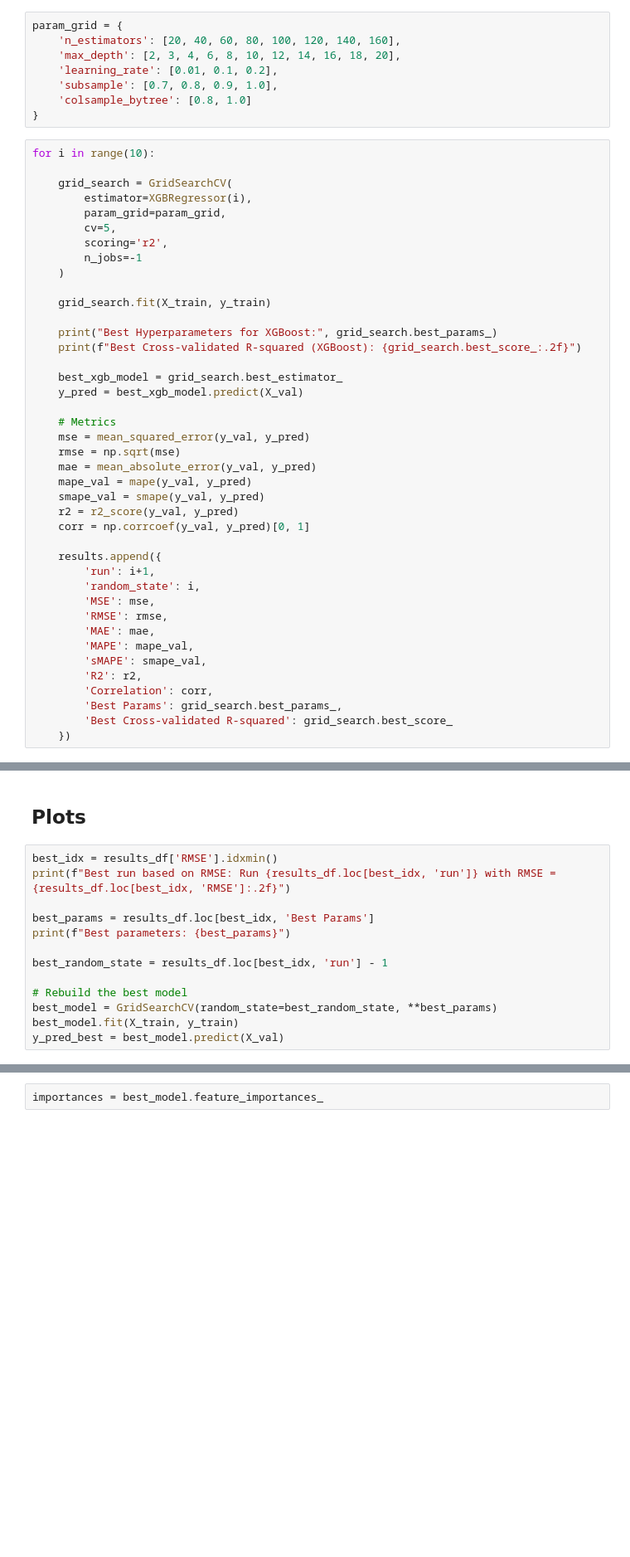
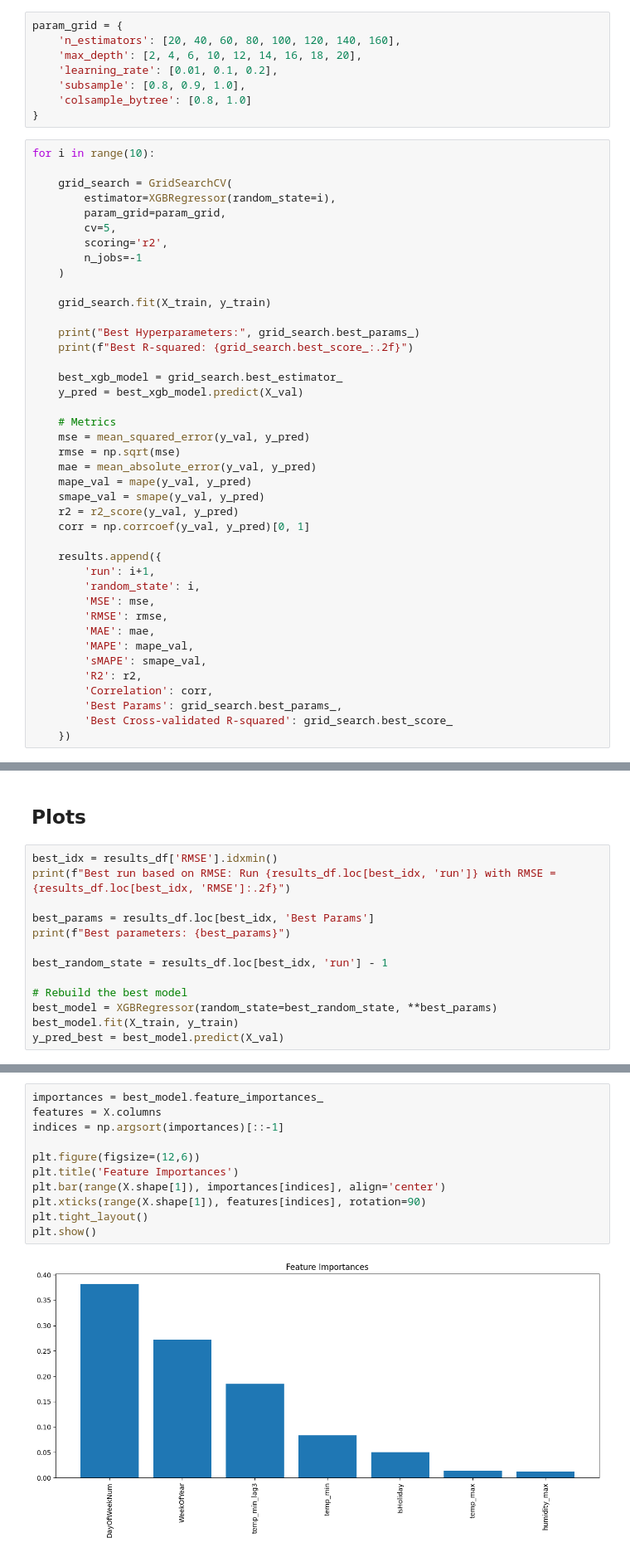
Before and after one commit to Oak10/hospital-adm-pw-rel, a Jupyter notebook: minas_gerais/belo_horizonte/station_amazonas/3_train_lag_xgboost.ipynb, the cells around one changed output, grey strips where cells are left out. Shown at 83% size. Saved outputs shown, nothing was run; the diff lists cells and outputs as text; blank space fills up the shorter version.

Commit message:
xgboost - wip

```diff
--- a/minas_gerais/belo_horizonte/station_amazonas/3_train_lag_xgboost.ipynb
+++ b/minas_gerais/belo_horizonte/station_amazonas/3_train_lag_xgboost.ipynb
@@ -196,16 +196,16 @@ results = []
 # %%
 param_grid = {
     'n_estimators': [20, 40, 60, 80, 100, 120, 140, 160],
-    'max_depth': [2, 3, 4, 6, 8, 10, 12, 14, 16, 18, 20],
+    'max_depth': [2, 4, 6, 10, 12, 14, 16, 18, 20],
     'learning_rate': [0.01, 0.1, 0.2],
-    'subsample': [0.7, 0.8, 0.9, 1.0],
+    'subsample': [0.8, 0.9, 1.0],
     'colsample_bytree': [0.8, 1.0]
 }
 # %%
 for i in range(10):
 
     grid_search = GridSearchCV(
-        estimator=XGBRegressor(i),
+        estimator=XGBRegressor(random_state=i),
         param_grid=param_grid,
         cv=5,
         scoring='r2',
@@ -214,8 +214,8 @@ for i in range(10):
 
     grid_search.fit(X_train, y_train)
 
-    print("Best Hyperparameters for XGBoost:", grid_search.best_params_)
-    print(f"Best Cross-validated R-squared (XGBoost): {grid_search.best_score_:.2f}")
+    print("Best Hyperparameters:", grid_search.best_params_)
+    print(f"Best R-squared: {grid_search.best_score_:.2f}")
 
     best_xgb_model = grid_search.best_estimator_
     y_pred = best_xgb_model.predict(X_val)
@@ -261,6 +314,6 @@ print(f"Best parameters: {best_params}")
 best_random_state = results_df.loc[best_idx, 'run'] - 1
 
 # Rebuild the best model
-best_model = GridSearchCV(random_state=best_random_state, **best_params)
+best_model = XGBRegressor(random_state=best_random_state, **best_params)
 best_model.fit(X_train, y_train)
 y_pred_best = best_model.predict(X_val)
@@ -289,2 +349,13 @@ plt.show()
 # %%
 importances = best_model.feature_importances_
+features = X.columns
+indices = np.argsort(importances)[::-1]
+
+plt.figure(figsize=(12,6))
+plt.title('Feature Importances')
+plt.bar(range(X.shape[1]), importances[indices], align='center')
+plt.xticks(range(X.shape[1]), features[indices], rotation=90)
+plt.tight_layout()
+plt.show()
+# %% [output]
+[figure, added]
```
Also changed, not shown: parts of 6 cells of this notebook, 3 other files.
